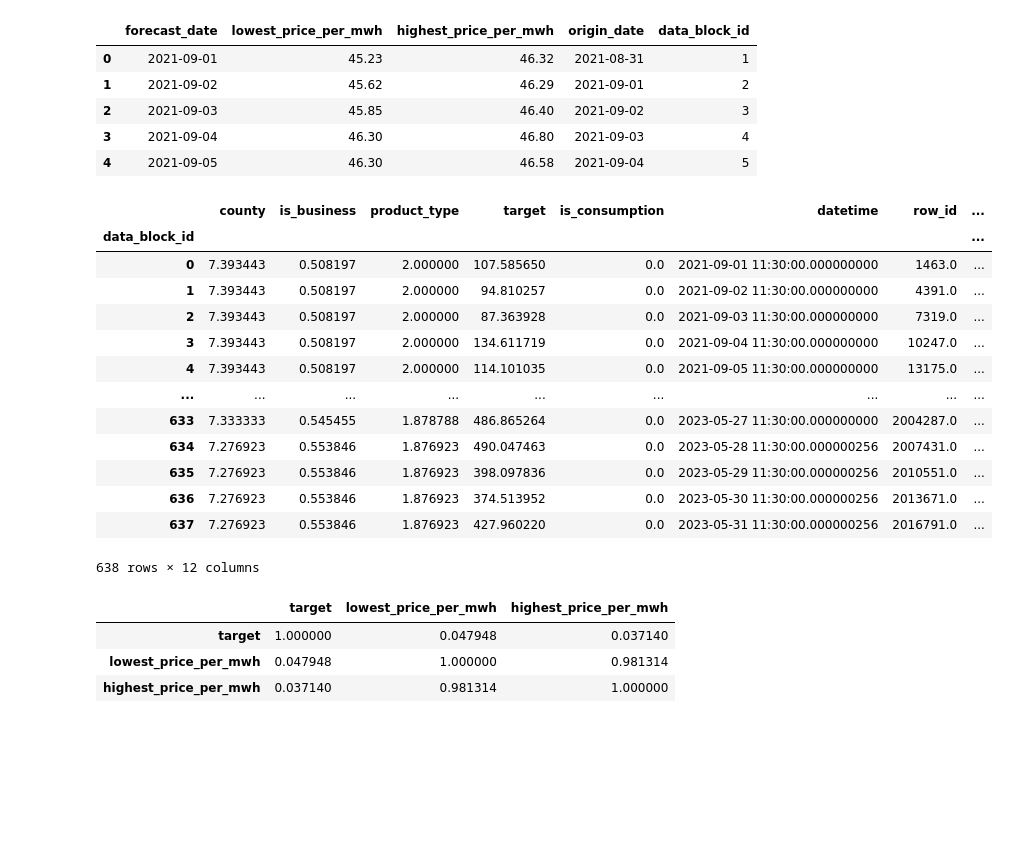
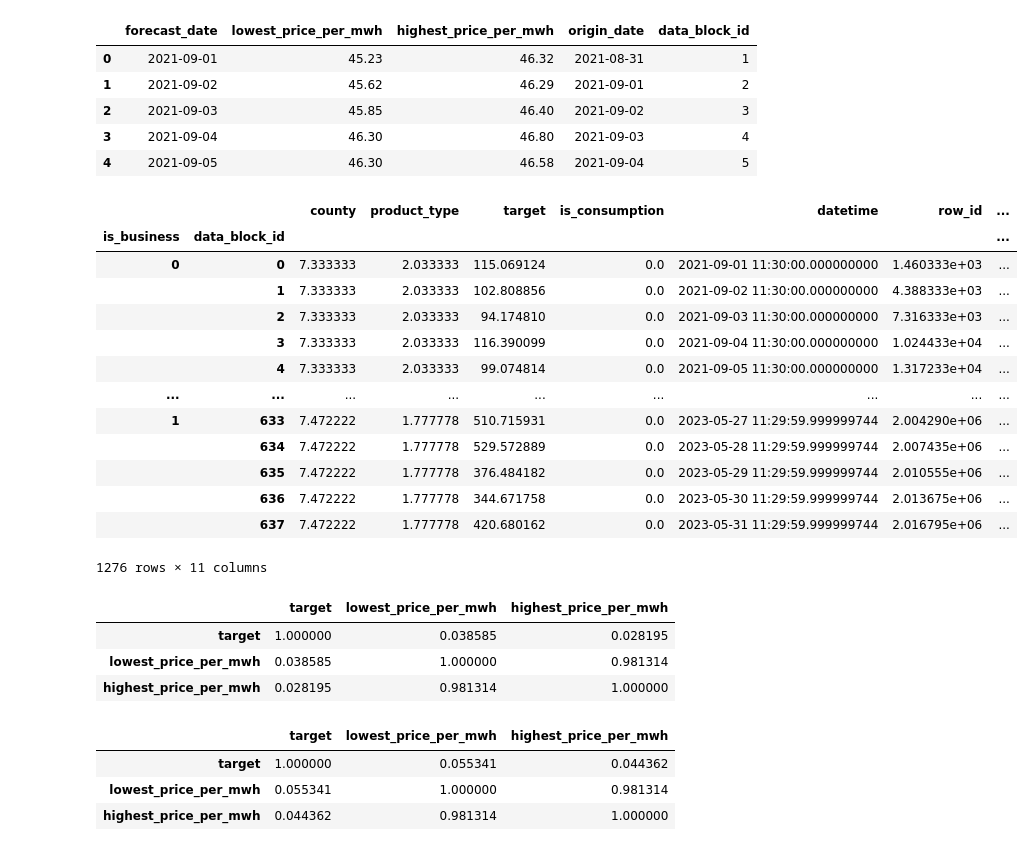
Before and after one commit to Accoutant/kaggle_competition, a Jupyter notebook: data_process/data_analysis_for_train.ipynb, the cells around one changed output. Cells and saved outputs as stored; diff of their text form; code cells hidden in the pictures; blank space fills up the shorter version.

```diff
--- a/data_process/data_analysis_for_train.ipynb
+++ b/data_process/data_analysis_for_train.ipynb
@@ -206,32 +206,42 @@ gas_prices.head()
 | 3 | 2021-09-04 | 46.30 | 46.80 | 2021-09-03 | 4 |
 | 4 | 2021-09-05 | 46.30 | 46.58 | 2021-09-04 | 5 |
 # %%
-train_isconsumption = train[train['is_consumption'] == 0]
-train_isconsumption = train_isconsumption.groupby('data_block_id').mean()
-train_isconsumption
+train_corr_gas_nocp = train[train['is_consumption'] == 0]
+train_corr_gas_nocp = train_corr_gas_nocp.groupby(['is_business', 'data_block_id']).mean()
+train_corr_gas_nocp
 # %% [output]
-|  | county | is_business | product_type | target | is_consumption | datetime | row_id | ... |
-| data_block_id |  |  |  |  |  |  |  | ... |
-| 0 | 7.393443 | 0.508197 | 2.000000 | 107.585650 | 0.0 | 2021-09-01 11:30:00.000000000 | 1463.0 | ... |
-| 1 | 7.393443 | 0.508197 | 2.000000 | 94.810257 | 0.0 | 2021-09-02 11:30:00.000000000 | 4391.0 | ... |
-| 2 | 7.393443 | 0.508197 | 2.000000 | 87.363928 | 0.0 | 2021-09-03 11:30:00.000000000 | 7319.0 | ... |
-| 3 | 7.393443 | 0.508197 | 2.000000 | 134.611719 | 0.0 | 2021-09-04 11:30:00.000000000 | 10247.0 | ... |
-| 4 | 7.393443 | 0.508197 | 2.000000 | 114.101035 | 0.0 | 2021-09-05 11:30:00.000000000 | 13175.0 | ... |
+|  |  | county | product_type | target | is_consumption | datetime | row_id | ... |
+| is_business | data_block_id |  |  |  |  |  |  | ... |
+| 0 | 0 | 7.333333 | 2.033333 | 115.069124 | 0.0 | 2021-09-01 11:30:00.000000000 | 1.460333e+03 | ... |
+|  | 1 | 7.333333 | 2.033333 | 102.808856 | 0.0 | 2021-09-02 11:30:00.000000000 | 4.388333e+03 | ... |
+|  | 2 | 7.333333 | 2.033333 | 94.174810 | 0.0 | 2021-09-03 11:30:00.000000000 | 7.316333e+03 | ... |
+|  | 3 | 7.333333 | 2.033333 | 116.390099 | 0.0 | 2021-09-04 11:30:00.000000000 | 1.024433e+04 | ... |
+|  | 4 | 7.333333 | 2.033333 | 99.074814 | 0.0 | 2021-09-05 11:30:00.000000000 | 1.317233e+04 | ... |
 | ... | ... | ... | ... | ... | ... | ... | ... | ... |
-| 633 | 7.333333 | 0.545455 | 1.878788 | 486.865264 | 0.0 | 2023-05-27 11:30:00.000000000 | 2004287.0 | ... |
-| 634 | 7.276923 | 0.553846 | 1.876923 | 490.047463 | 0.0 | 2023-05-28 11:30:00.000000256 | 2007431.0 | ... |
-| 635 | 7.276923 | 0.553846 | 1.876923 | 398.097836 | 0.0 | 2023-05-29 11:30:00.000000256 | 2010551.0 | ... |
-| 636 | 7.276923 | 0.553846 | 1.876923 | 374.513952 | 0.0 | 2023-05-30 11:30:00.000000256 | 2013671.0 | ... |
-| 637 | 7.276923 | 0.553846 | 1.876923 | 427.960220 | 0.0 | 2023-05-31 11:30:00.000000256 | 2016791.0 | ... |
+| 1 | 633 | 7.472222 | 1.777778 | 510.715931 | 0.0 | 2023-05-27 11:29:59.999999744 | 2.004290e+06 | ... |
+|  | 634 | 7.472222 | 1.777778 | 529.572889 | 0.0 | 2023-05-28 11:29:59.999999744 | 2.007435e+06 | ... |
+|  | 635 | 7.472222 | 1.777778 | 376.484182 | 0.0 | 2023-05-29 11:29:59.999999744 | 2.010555e+06 | ... |
+|  | 636 | 7.472222 | 1.777778 | 344.671758 | 0.0 | 2023-05-30 11:29:59.999999744 | 2.013675e+06 | ... |
+|  | 637 | 7.472222 | 1.777778 | 420.680162 | 0.0 | 2023-05-31 11:29:59.999999744 | 2.016795e+06 | ... |
-638 rows × 12 columns
+1276 rows × 11 columns
 # %%
-# 生产电量与天然气价格的相关性
-concat_train_and_gas = pd.merge(left=train_isconsumption, right=gas_prices, on='data_block_id')
+# 生产非商业用电与天然气价格的相关性
+concat_train_and_gas = pd.merge(left=train_corr_gas_nocp.loc[0], right=gas_prices, on='data_block_id')
 concat_train_and_gas = concat_train_and_gas[['target', 'lowest_price_per_mwh', 'highest_price_per_mwh']]
 concat_train_and_gas.corr()
 # %% [output]
 |  | target | lowest_price_per_mwh | highest_price_per_mwh |
-| target | 1.000000 | 0.047948 | 0.037140 |
-| lowest_price_per_mwh | 0.047948 | 1.000000 | 0.981314 |
-| highest_price_per_mwh | 0.037140 | 0.981314 | 1.000000 |
+| target | 1.000000 | 0.038585 | 0.028195 |
+| lowest_price_per_mwh | 0.038585 | 1.000000 | 0.981314 |
+| highest_price_per_mwh | 0.028195 | 0.981314 | 1.000000 |
+# %%
+# 生产商业用电与天然气价格的相关性
+concat_train_and_gas = pd.merge(left=train_corr_gas_nocp.loc[1], right=gas_prices, on='data_block_id')
+concat_train_and_gas = concat_train_and_gas[['target', 'lowest_price_per_mwh', 'highest_price_per_mwh']]
+concat_train_and_gas.corr()
+# %% [output]
+|  | target | lowest_price_per_mwh | highest_price_per_mwh |
+| target | 1.000000 | 0.055341 | 0.044362 |
+| lowest_price_per_mwh | 0.055341 | 1.000000 | 0.981314 |
+| highest_price_per_mwh | 0.044362 | 0.981314 | 1.000000 |
 # %% [markdown]
```
Also changed, not shown: parts of 12 cells of this notebook.
